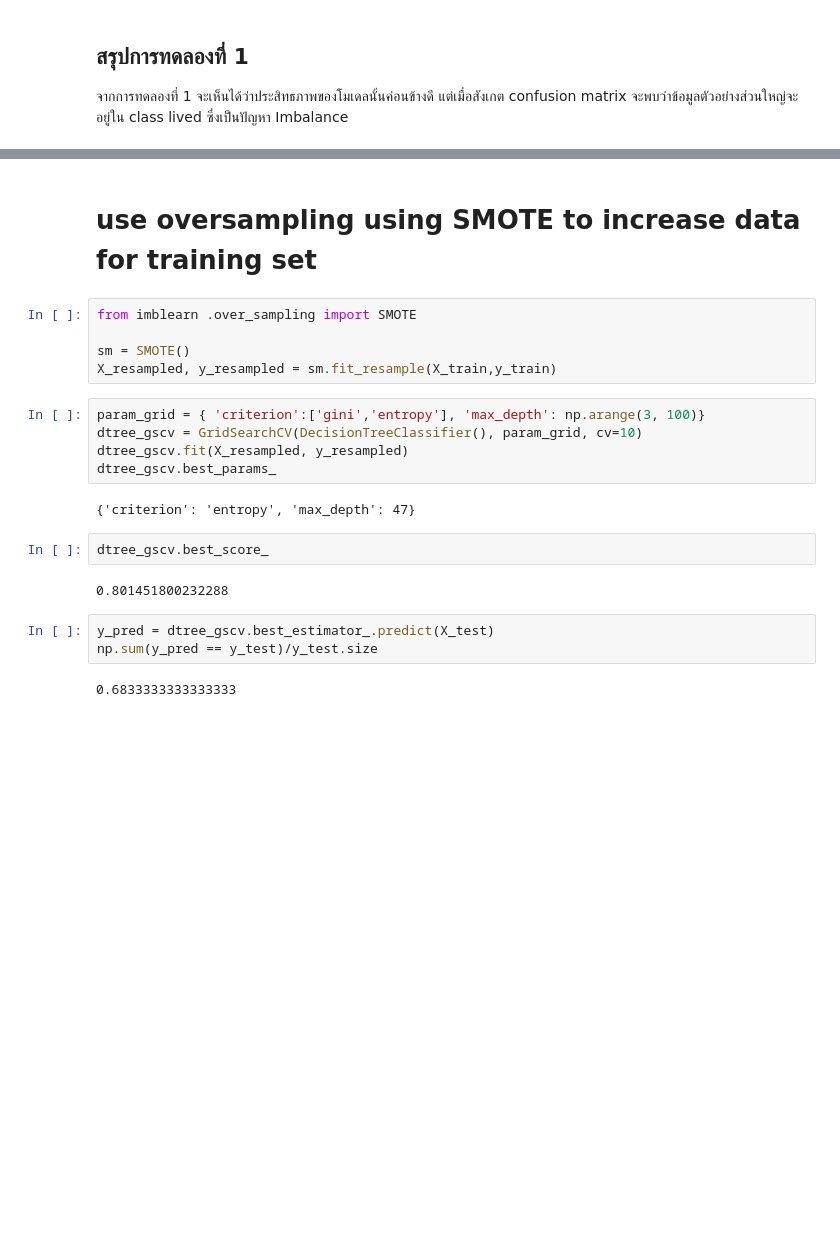
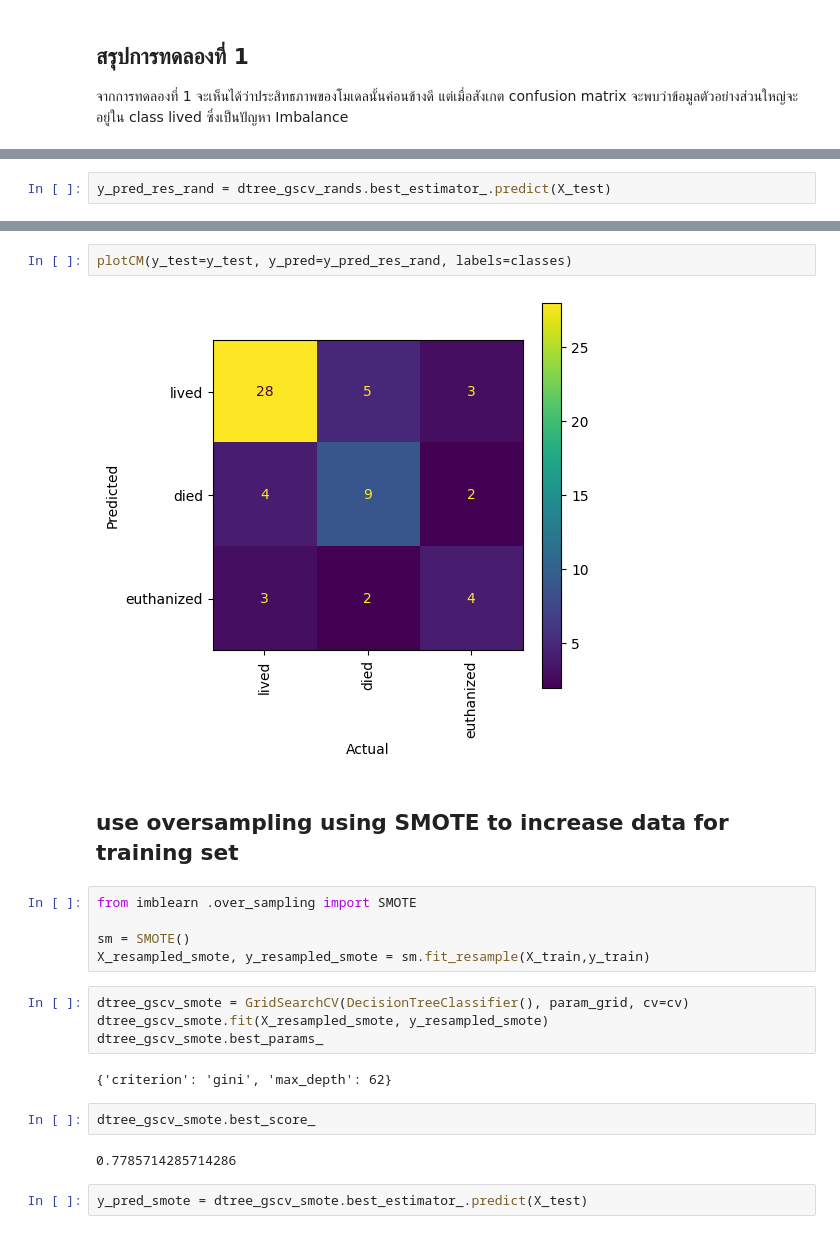
Before and after one commit to JaeAiKay/project-AI-classification, a Jupyter notebook: DecisionTreeWithGridSearchCV.ipynb, the cells around one changed output, grey strips where cells are left out. Saved outputs shown, nothing was run; the diff lists cells and outputs as text; blank space fills up the shorter version.

```diff
--- a/DecisionTreeWithGridSearchCV.ipynb
+++ b/DecisionTreeWithGridSearchCV.ipynb
@@ -327,0 +375,2 @@ Name: outcome Class, dtype: int64
+# %%
+y_pred_res_rand = dtree_gscv_rands.best_estimator_.predict(X_test)
@@ -328,23 +389,23 @@ Name: outcome Class, dtype: int64
+# %%
+plotCM(y_test=y_test, y_pred=y_pred_res_rand, labels=classes)
+# %% [output]
+[figure, added]
 # %% [markdown]
-# use oversampling using SMOTE to increase data for training set
+## use oversampling using SMOTE to increase data for training set
 # %%
 from imblearn .over_sampling import SMOTE
 
 sm = SMOTE()
-X_resampled, y_resampled = sm.fit_resample(X_train,y_train)
+X_resampled_smote, y_resampled_smote = sm.fit_resample(X_train,y_train)
-# %%
-param_grid = { 'criterion':['gini','entropy'], 'max_depth': np.arange(3, 100)}
-dtree_gscv = GridSearchCV(DecisionTreeClassifier(), param_grid, cv=10)
-dtree_gscv.fit(X_resampled, y_resampled)
-dtree_gscv.best_params_
-# %% [output]
-{'criterion': 'entropy', 'max_depth': 47}
+# %%
+dtree_gscv_smote = GridSearchCV(DecisionTreeClassifier(), param_grid, cv=cv)
+dtree_gscv_smote.fit(X_resampled_smote, y_resampled_smote)
+dtree_gscv_smote.best_params_
+# %% [output]
+{'criterion': 'gini', 'max_depth': 62}
 # %%
-dtree_gscv.best_score_
+dtree_gscv_smote.best_score_
 # %% [output]
-0.801451800232288
+0.7785714285714286
-# %%
-y_pred = dtree_gscv.best_estimator_.predict(X_test)
-np.sum(y_pred == y_test)/y_test.size
-# %% [output]
-0.6833333333333333
+# %%
+y_pred_smote = dtree_gscv_smote.best_estimator_.predict(X_test)
```
Also changed, not shown: parts of 46 cells of this notebook.
